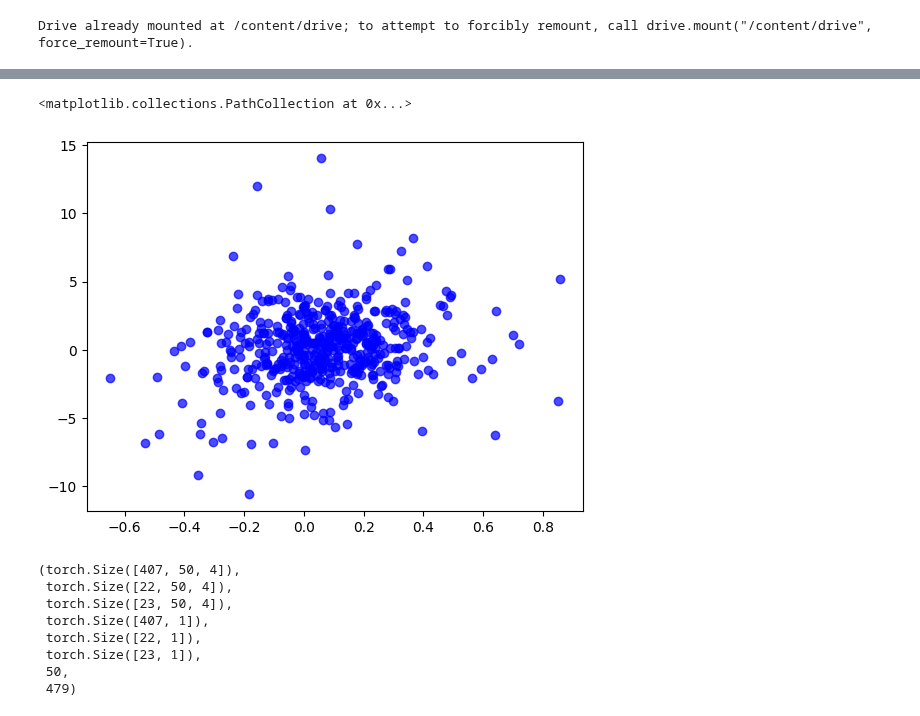
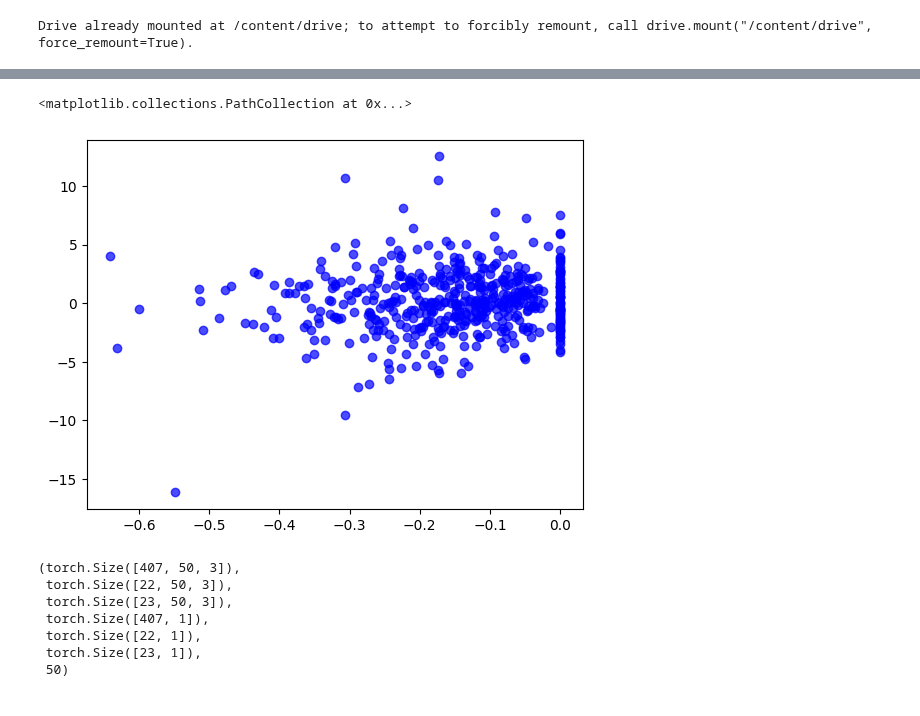
Before and after one commit to AlexWFreeman/Big-Data-Analytics, a Jupyter notebook: model/analysis4.ipynb, the cells around one changed output, grey strips where cells are left out. Saved outputs shown, nothing was run; the diff lists cells and outputs as text; code cells hidden in the pictures.

```diff
--- a/model/analysis4.ipynb
+++ b/model/analysis4.ipynb
@@ -54,8 +54,8 @@ def prepare_data(ticker):
                            '200_ma', '50_ma', 'all_score', 'pos_score', 'neg_score', 'pos_mean', 'neg_mean']
     return df_gp
 # %%
-tickers = ['AAPL', 'GOOGL', 'MSFT', 'NVDA']
-ticker = tickers[0]
+tickers = ['AAPL', 'GOOGL', 'MSFT', 'META', 'AMZN']
+ticker = tickers[4]
 df_gp = prepare_data(ticker)
 df_gp
 # %% [output]
@@ -116,10 +107,10 @@ test_relevance(['pos_score', 'neg_score'])
 # %%
 import matplotlib.pyplot as plt
 
-plt.scatter(df_gp['all_score'], df_gp['delta'], color='blue', alpha=0.7)
+plt.scatter(df_gp['neg_score'], df_gp['delta'], color='blue', alpha=0.7)
 # %% [output]
 <matplotlib.collections.PathCollection at 0x...>
-[figure, old version]
+[figure, new version]
 # %%
 def preprocess(df_gp, feat_cols, seq_length=50, offset=0):
     std_scaler = StandardScaler()
@@ -166,15 +156,14 @@ epoch_dict = {
 }
 # %%
 feat_cols = feat_dict[ticker] if ticker in feat_dict else feat_dict['other']
-X, y, X_train, X_val, X_test, y_train, y_val, y_test, st, ed = preprocess(df_gp, feat_cols)
-X_train.shape, X_val.shape, X_test.shape, y_train.shape, y_val.shape, y_test.shape, st, ed
+X, y, X_train, X_val, X_test, y_train, y_val, y_test, st = preprocess(df_gp, feat_cols)
+X_train.shape, X_val.shape, X_test.shape, y_train.shape, y_val.shape, y_test.shape, st
 # %% [output]
-(torch.Size([407, 50, 4]),
- torch.Size([22, 50, 4]),
- torch.Size([23, 50, 4]),
+(torch.Size([407, 50, 3]),
+ torch.Size([22, 50, 3]),
+ torch.Size([23, 50, 3]),
  torch.Size([407, 1]),
  torch.Size([22, 1]),
  torch.Size([23, 1]),
- 50,
- 479)
+ 50)
 # %%
```
Also changed, not shown: parts of 35 cells of this notebook, 7 other files.
